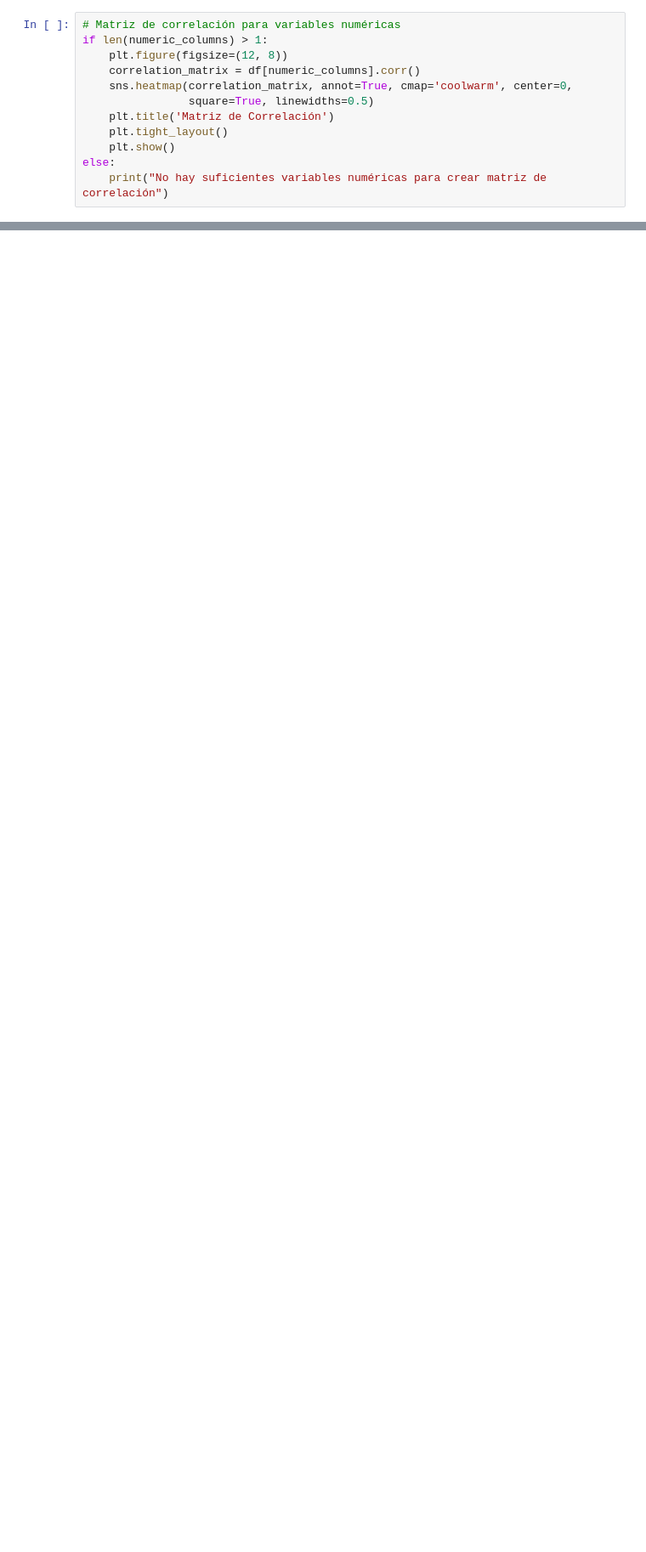
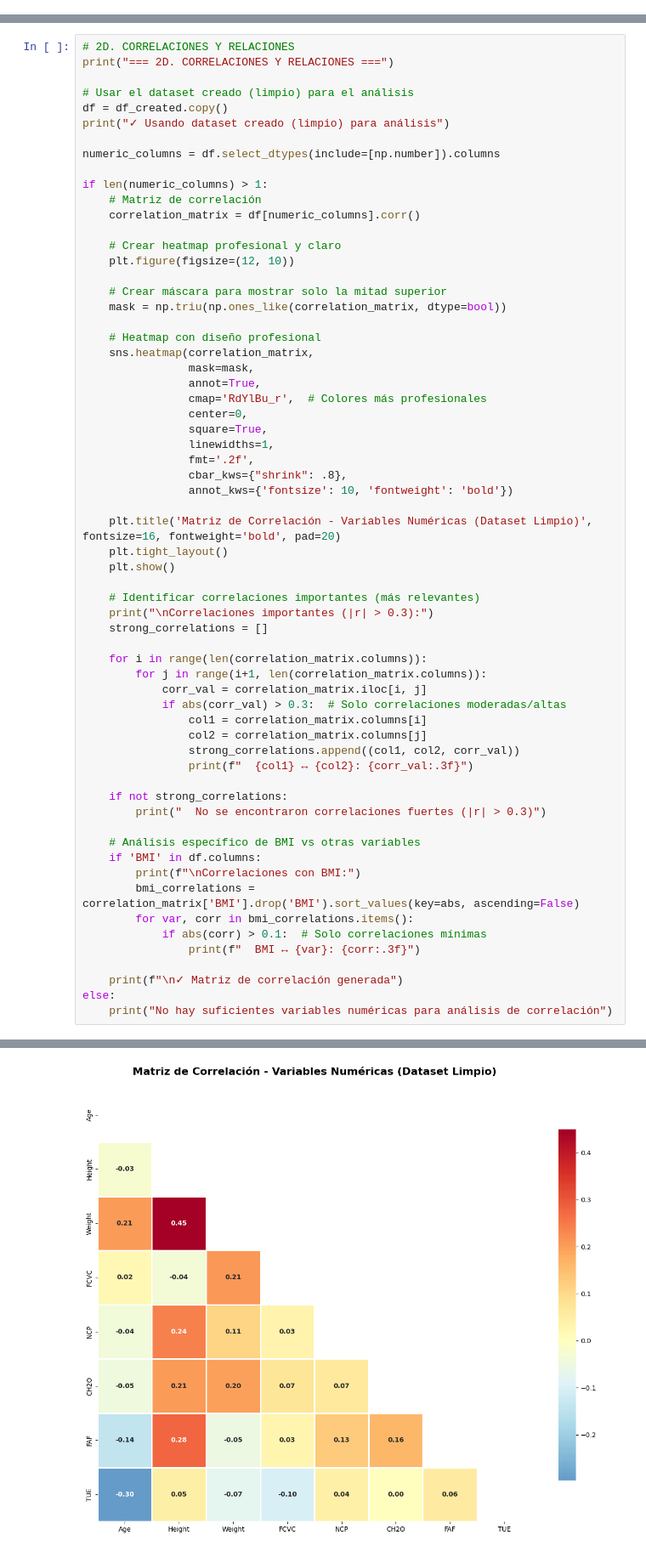
Before and after one commit to A01067109-Ivan-Ibarra/Equipo52_MLOPS, a Jupyter notebook: FASE 1 Avance del proyecto/notebooks/EDA.ipynb, the cells around one changed output, grey strips where cells are left out. Shown at 85% size. Cells and saved outputs as stored; diff of their text form; blank space fills up the shorter version.

```diff
--- a/FASE 1 Avance del proyecto/notebooks/EDA.ipynb
+++ b/FASE 1 Avance del proyecto/notebooks/EDA.ipynb
@@ -131,12 +41,0 @@ Name: count, Length: 775, dtype: int64
-# %%
-# Matriz de correlación para variables numéricas
-if len(numeric_columns) > 1:
-    plt.figure(figsize=(12, 8))
-    correlation_matrix = df[numeric_columns].corr()
-    sns.heatmap(correlation_matrix, annot=True, cmap='coolwarm', center=0,
-                square=True, linewidths=0.5)
-    plt.title('Matriz de Correlación')
-    plt.tight_layout()
-    plt.show()
-else:
-    print("No hay suficientes variables numéricas para crear matriz de correlación")
@@ -144,0 +1164,64 @@ No hay suficientes variables numéricas para crear matriz de correlación
+# %%
+# 2D. CORRELACIONES Y RELACIONES
+print("=== 2D. CORRELACIONES Y RELACIONES ===")
+
+# Usar el dataset creado (limpio) para el análisis
+df = df_created.copy()
+print("✓ Usando dataset creado (limpio) para análisis")
+
+numeric_columns = df.select_dtypes(include=[np.number]).columns
+
+if len(numeric_columns) > 1:
+    # Matriz de correlación
+    correlation_matrix = df[numeric_columns].corr()
+
+    # Crear heatmap profesional y claro
+    plt.figure(figsize=(12, 10))
+
+    # Crear máscara para mostrar solo la mitad superior
+    mask = np.triu(np.ones_like(correlation_matrix, dtype=bool))
+
+    # Heatmap con diseño profesional
+    sns.heatmap(correlation_matrix,
+                mask=mask,
+                annot=True,
+                cmap='RdYlBu_r',  # Colores más profesionales
+                center=0,
+                square=True,
+                linewidths=1,
+                fmt='.2f',
+                cbar_kws={"shrink": .8},
+                annot_kws={'fontsize': 10, 'fontweight': 'bold'})
+
+    plt.title('Matriz de Correlación - Variables Numéricas (Dataset Limpio)', fontsize=16, fontweight='bold', pad=20)
+    plt.tight_layout()
+    plt.show()
+
+    # Identificar correlaciones importantes (más relevantes)
+    print("\nCorrelaciones importantes (|r| > 0.3):")
+    strong_correlations = []
+
+    for i in range(len(correlation_matrix.columns)):
+        for j in range(i+1, len(correlation_matrix.columns)):
+            corr_val = correlation_matrix.iloc[i, j]
+            if abs(corr_val) > 0.3:  # Solo correlaciones moderadas/altas
+                col1 = correlation_matrix.columns[i]
+                col2 = correlation_matrix.columns[j]
+                strong_correlations.append((col1, col2, corr_val))
+                print(f"  {col1} ↔ {col2}: {corr_val:.3f}")
+
+    if not strong_correlations:
+        print("  No se encontraron correlaciones fuertes (|r| > 0.3)")
+
+    # Análisis específico de BMI vs otras variables
+    if 'BMI' in df.columns:
+        print(f"\nCorrelaciones con BMI:")
+        bmi_correlations = correlation_matrix['BMI'].drop('BMI').sort_values(key=abs, ascending=False)
+        for var, corr in bmi_correlations.items():
+            if abs(corr) > 0.1:  # Solo correlaciones mínimas
+                print(f"  BMI ↔ {var}: {corr:.3f}")
+
+    print(f"\n✓ Matriz de correlación generada")
+else:
+    print("No hay suficientes variables numéricas para análisis de correlación")
+# %% [output]
@@ -144,0 +1230 @@ No hay suficientes variables numéricas para crear matriz de correlación
+[figure, added]
```
Also changed, not shown: parts of 23 cells of this notebook.
